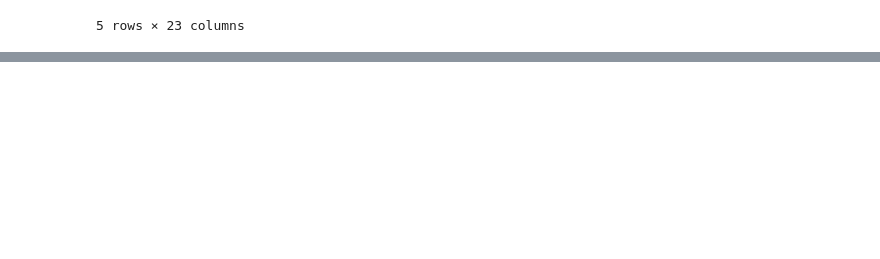
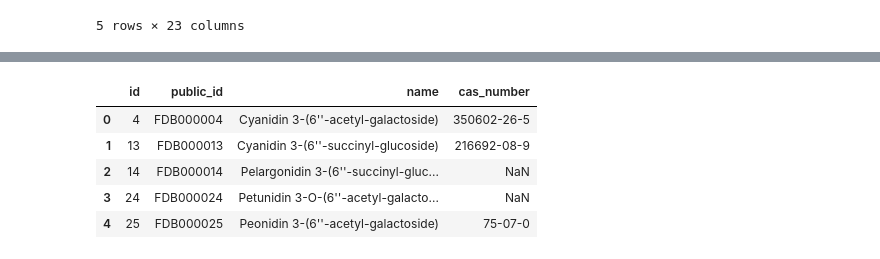
Before and after one commit to marketakrenkova/drug-interaction-prediction, a Jupyter notebook: foodb.ipynb, the cells around one changed output, grey strips where cells are left out. Drawn from its saved outputs; the diff is of its cells as text; code cells hidden in the pictures; blank space fills up the shorter version.

```diff
--- a/foodb.ipynb
+++ b/foodb.ipynb
@@ -250,0 +215,17 @@ pathway.head()
+# %%
+compound.drop(
+    ['moldb_iupac', 'state', 'annotation_quality', 'cas_number',
+    'moldb_inchikey', 'moldb_mono_mass', 'moldb_smiles', 'moldb_inchi',
+    'kingdom', 'superklass', 'klass', 'subklass'],
+    axis=1, inplace=True)
+# keep smiles?
+
+compound.rename(columns={'description': 'cas_number'}, inplace=True)
+compound.head()
+# %% [output]
+|  | id | public_id | name | cas_number |
+| 0 | 4 | FDB000004 | Cyanidin 3-(6''-acetyl-galactoside) | 350602-26-5 |
+| 1 | 13 | FDB000013 | Cyanidin 3-(6''-succinyl-glucoside) | 216692-08-9 |
+| 2 | 14 | FDB000014 | Pelargonidin 3-(6''-succinyl-gluc... | NaN |
+| 3 | 24 | FDB000024 | Petunidin 3-O-(6''-acetyl-galacto... | NaN |
+| 4 | 25 | FDB000025 | Peonidin 3-(6''-acetyl-galactoside) | 75-07-0 |
```
Also changed, not shown: parts of 23 cells of this notebook.
